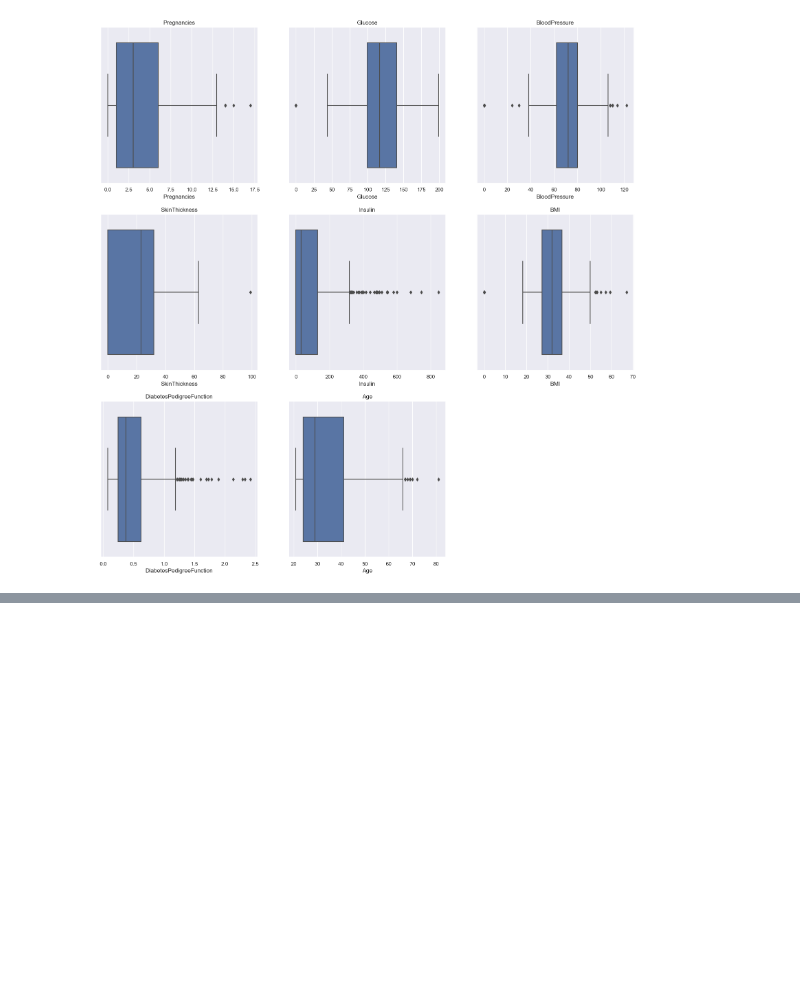
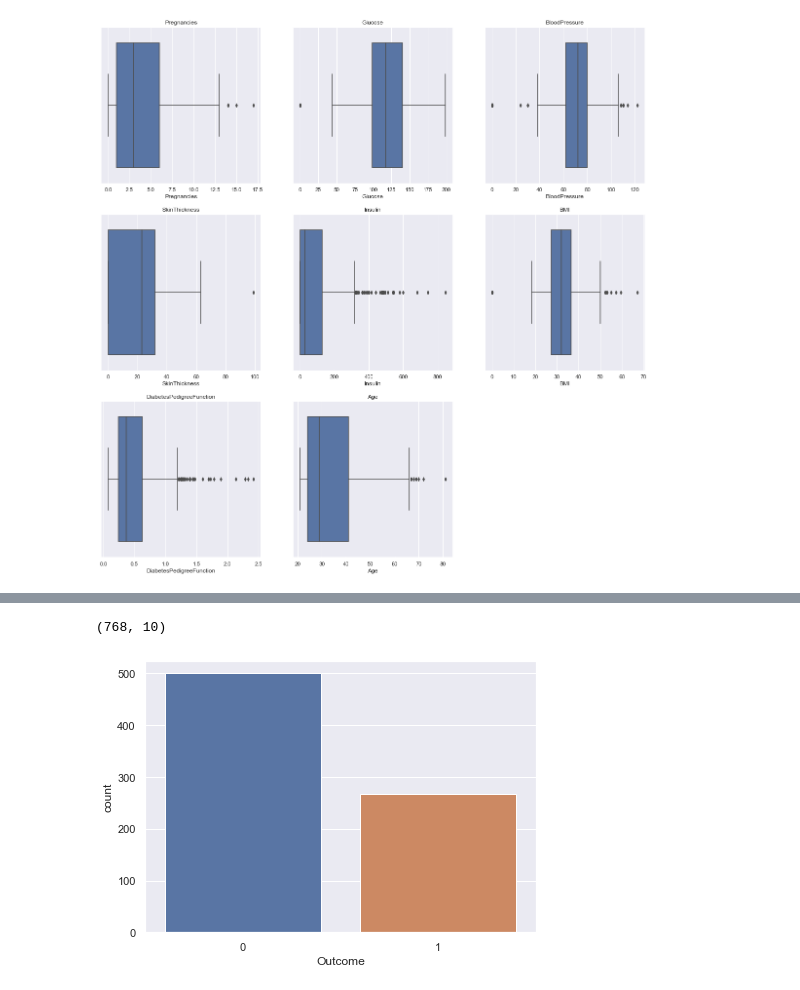
Before and after one commit to LoyumM/Diabetes-classification-with-deployment, a Jupyter notebook: Logsistic regression.ipynb, the cells around one changed output, grey strips where cells are left out. Saved outputs shown, nothing was run; the diff lists cells and outputs as text; code cells hidden in the pictures; blank space fills up the shorter version.

```diff
--- a/Logsistic regression.ipynb
+++ b/Logsistic regression.ipynb
@@ -139,0 +141,5 @@ for tups in enumerate(independent_feature):
+# %%
+sns.countplot(data=dataframe, x='Outcome')
+# %% [output]
+(768, 10)
+[figure, added]
```
Also changed, not shown: parts of 26 cells of this notebook.
